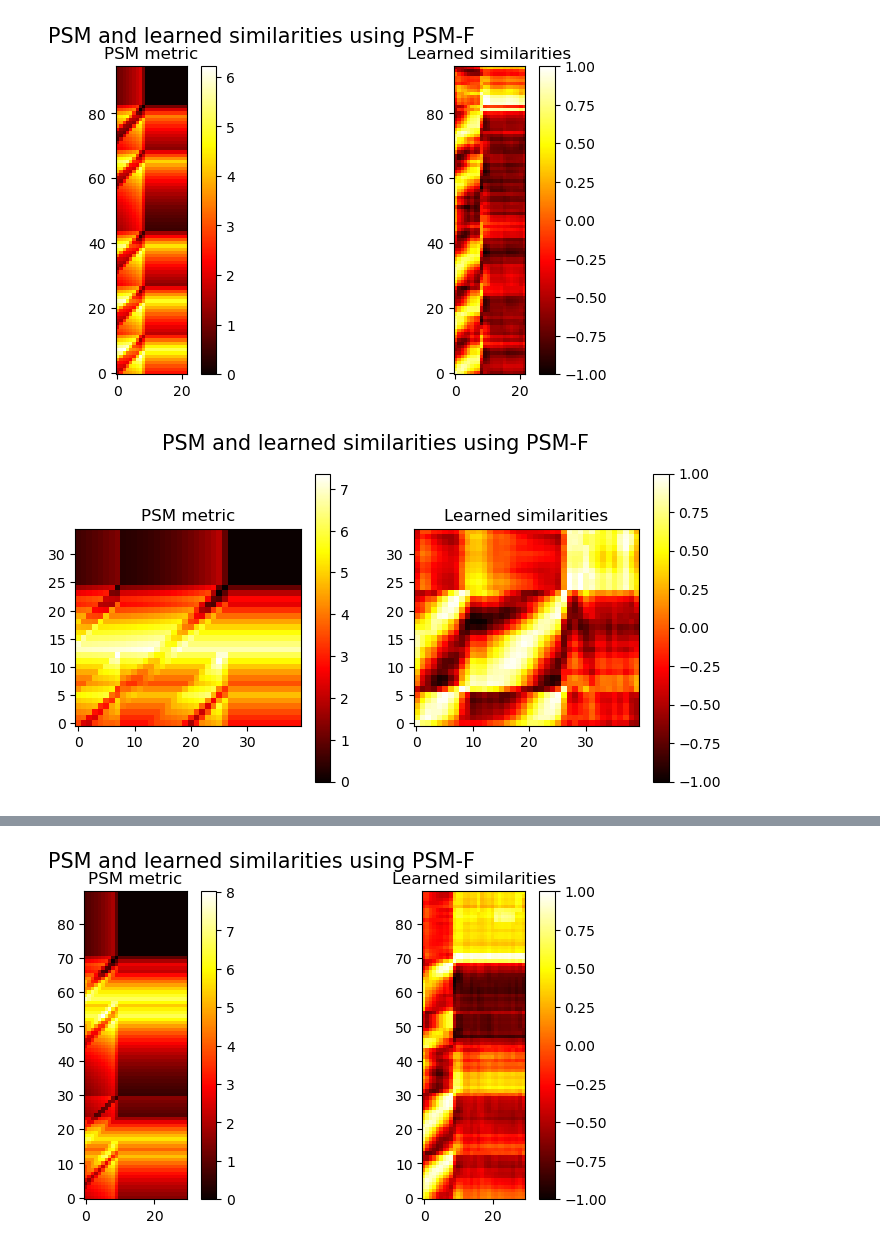
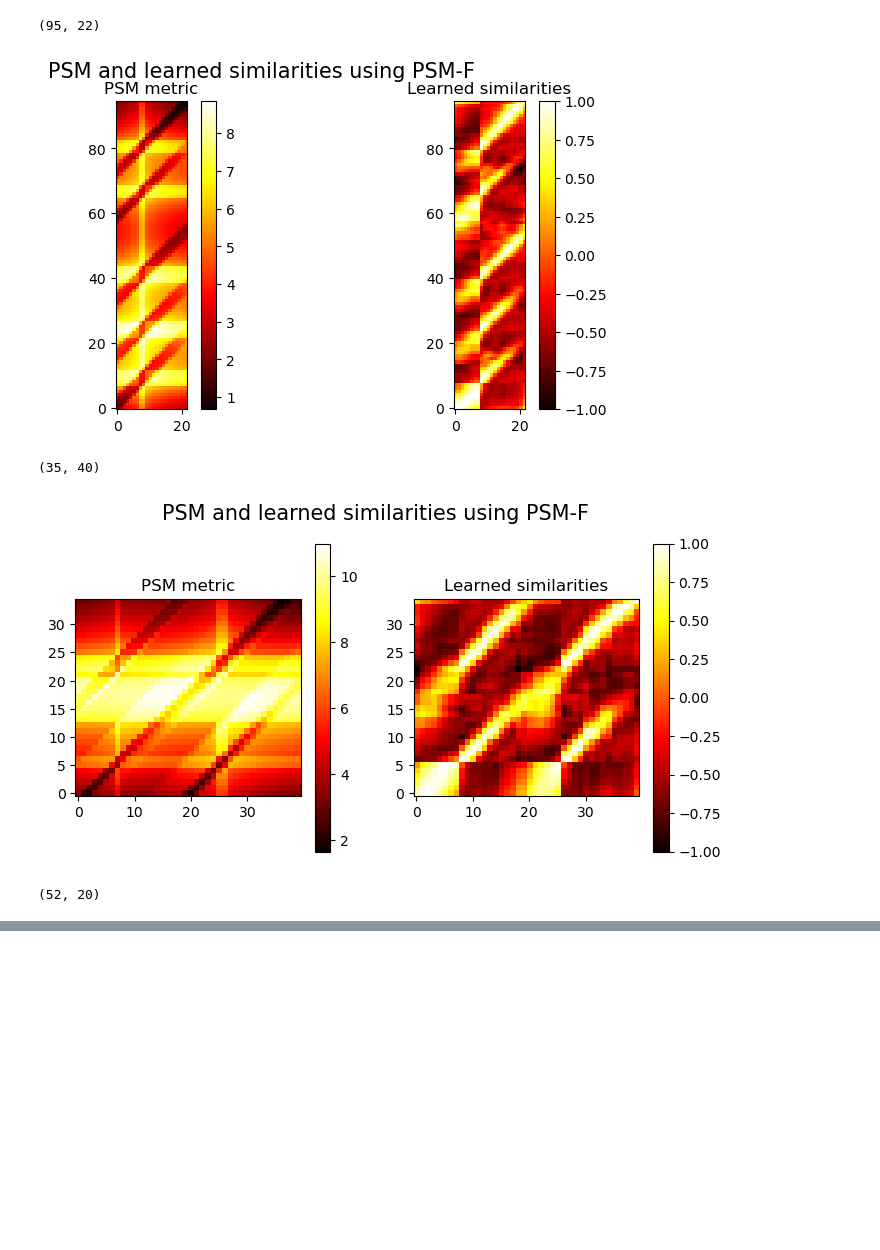
Before and after one commit to manusimidt/jku_master_thesis, a Jupyter notebook: coinrun/visualize_configuration.ipynb, the cells around one changed output, grey strips where cells are left out. Drawn from its saved outputs; the diff is of its cells as text; code cells hidden in the pictures; blank space fills up the shorter version.

```diff
--- a/coinrun/visualize_configuration.ipynb
+++ b/coinrun/visualize_configuration.ipynb
@@ -12,7 +12,7 @@ from common import plot_evaluation_grid, map_conf_to_index
 import pandas as pd
 # %%
 # read in sim matrix and PSM arrays for visualization
-folder_name: str = './coinrun/experiments/PSE-F-identity/'
+folder_name: str = './coinrun/experiments/PSE-FB-identity/'
 np_files = [n for n in os.listdir(folder_name) if n.endswith('.npz')]
 for file_name in np_files:
     with np.load(folder_name + file_name) as data:
@@ -41,5 +41,6 @@ for file_name in np_files:
         fig.colorbar(im, ax=plot2)
         fig.suptitle("PSM and learned similarities using PSM-F", fontsize=15)
         plt.savefig(folder_name + file_name.replace('.npz', '.svg'))
+        print(sim_matrix.shape)
         plt.show()
 # %% [output]
@@ -49,2 +53,5 @@ for file_name in np_files:
+(95, 22)
-[figure, old version]
+[figure, new version]
+(35, 40)
-[figure, old version]
+[figure, new version]
+(52, 20)
@@ -52 +58,0 @@ for file_name in np_files:
-[figure, removed]
```
Also changed, not shown: parts of 1 cell of this notebook, 21 other files.
